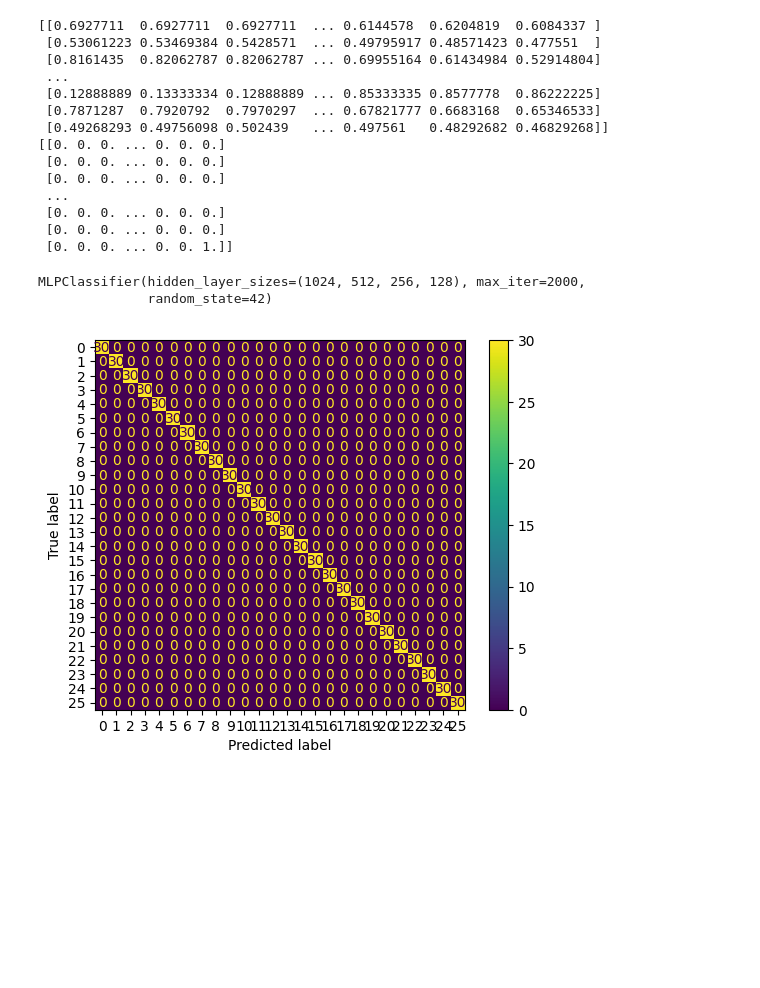
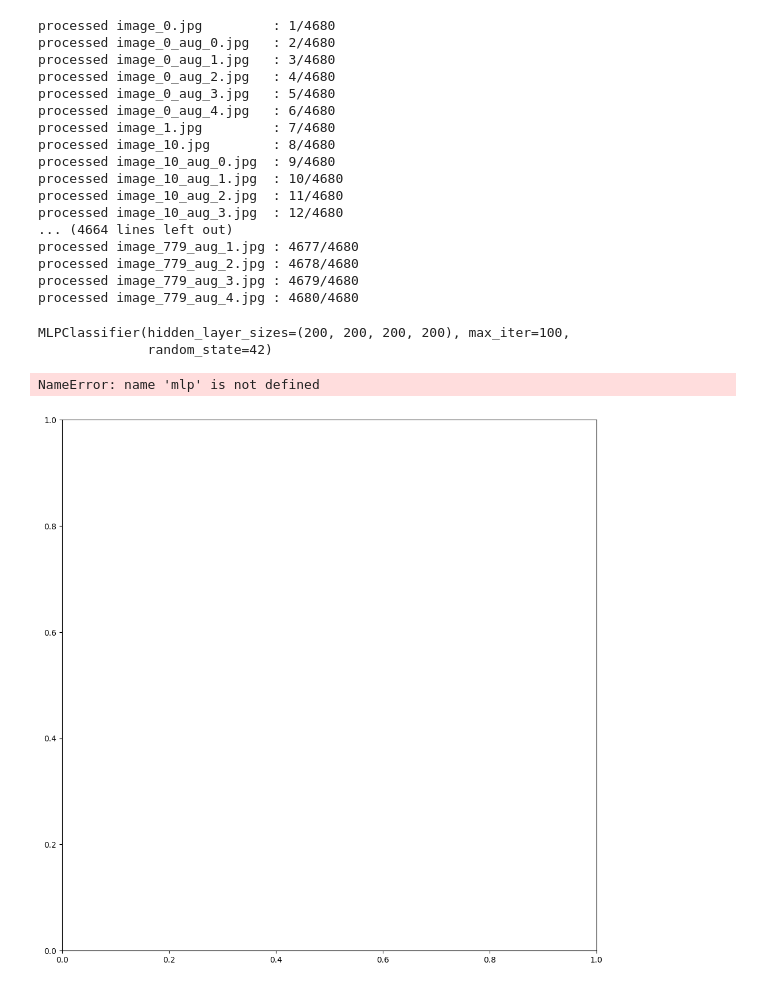
Before and after one commit to Dinameo/bls_cnn, a Jupyter notebook: src/main.ipynb, the cells around one changed output. Cells and saved outputs as stored; diff of their text form; code cells hidden in the pictures; blank space fills up the shorter version.

```diff
--- a/src/main.ipynb
+++ b/src/main.ipynb
@@ -6,5 +90,5 @@ import random
 # %%
-path = "D:/Code/NHAP_MON_AI/Project/BLS/dataset/train"
+path = "D:/Code/NHAP_MON_AI/Project/BLS/dataset_new/train"
 path2 = "D:/Code/NHAP_MON_AI/Project/BLS/dataset_copy/train"
 ls = os.listdir(path)
 for folder in ls:
@@ -20,6 +104,7 @@ for folder in ls:
             os.makedirs(target_folder)
         cv2.imwrite(f"{target_folder}/{name}", image_gray)
 # %%
+i = 1
 char_to_num = {chr(i): i - ord('A') for i in range(ord('A'), ord('Z') + 1)}
 path2 = "D:/Code/NHAP_MON_AI/Project/BLS/dataset_copy/train"
 ls = os.listdir(path2)
@@ -39,50 +124,54 @@ for folder in ls:
         # print(image)
         X.append(image)
         Y.append(target[char_to_num[folder]])
+        print(f"processed {name:<20}:\t{i}/{len(path_file)*len(ls)}")
+        i += 1
 train_sample = zip(X, Y)
 train_sample = list(train_sample)
 random.shuffle(train_sample)
 X, Y = zip(*train_sample)
 X = np.array(X)
 Y = np.array(Y)
-print(X)
-print(Y)
 # %% [output]
-[[0.6927711  0.6927711  0.6927711  ... 0.6144578  0.6204819  0.6084337 ]
- [0.53061223 0.53469384 0.5428571  ... 0.49795917 0.48571423 0.477551  ]
- [0.8161435  0.82062787 0.82062787 ... 0.69955164 0.61434984 0.52914804]
- ...
- [0.12888889 0.13333334 0.12888889 ... 0.85333335 0.8577778  0.86222225]
- [0.7871287  0.7920792  0.7970297  ... 0.67821777 0.6683168  0.65346533]
- [0.49268293 0.49756098 0.502439   ... 0.497561   0.48292682 0.46829268]]
-[[0. 0. 0. ... 0. 0. 0.]
- [0. 0. 0. ... 0. 0. 0.]
- [0. 0. 0. ... 0. 0. 0.]
- ...
- [0. 0. 0. ... 0. 0. 0.]
- [0. 0. 0. ... 0. 0. 0.]
- [0. 0. 0. ... 0. 0. 1.]]
+processed image_0.jpg         : 1/4680
+processed image_0_aug_0.jpg   : 2/4680
+processed image_0_aug_1.jpg   : 3/4680
+processed image_0_aug_2.jpg   : 4/4680
+processed image_0_aug_3.jpg   : 5/4680
+processed image_0_aug_4.jpg   : 6/4680
+processed image_1.jpg         : 7/4680
+processed image_10.jpg        : 8/4680
+processed image_10_aug_0.jpg  : 9/4680
+processed image_10_aug_1.jpg  : 10/4680
+processed image_10_aug_2.jpg  : 11/4680
+processed image_10_aug_3.jpg  : 12/4680
+... (4664 lines left out)
+processed image_779_aug_1.jpg : 4677/4680
+processed image_779_aug_2.jpg : 4678/4680
+processed image_779_aug_3.jpg : 4679/4680
+processed image_779_aug_4.jpg : 4680/4680
 # %%
 from sklearn.neural_network import MLPClassifier
-mlp = MLPClassifier(hidden_layer_sizes=(1024, 512, 256, 128), activation='relu', solver='adam', max_iter=2000, random_state=42 )
+mlp = MLPClassifier(hidden_layer_sizes=(200, 200, 200, 200), activation='relu', solver='adam', max_iter=100, random_state=42 )
 mlp.fit(X,Y)
 # %% [output]
-MLPClassifier(hidden_layer_sizes=(1024, 512, 256, 128), max_iter=2000,
+MLPClassifier(hidden_layer_sizes=(200, 200, 200, 200), max_iter=100,
               random_state=42)
 # %%
 from sklearn.metrics import confusion_matrix, ConfusionMatrixDisplay
 import matplotlib.pyplot as plt
 import numpy as np
+fig, ax = plt.subplots(figsize=(12, 12))
 predictions = mlp.predict(X)
 Y_multiclass = np.argmax(Y, axis=1)
 predictions_multiclass = np.argmax(predictions, axis=1)
-
 cm = confusion_matrix(Y_multiclass, predictions_multiclass)
 disp = ConfusionMatrixDisplay(confusion_matrix=cm)
-disp.plot()
+disp.plot(ax=ax)
 plt.show()
 # %% [output]
+NameError: name 'mlp' is not defined
-[figure, old version]
+[figure, new version]
 # %%
 import pickle
 # # save to file
```
Also changed, not shown: parts of 1 cell of this notebook.
